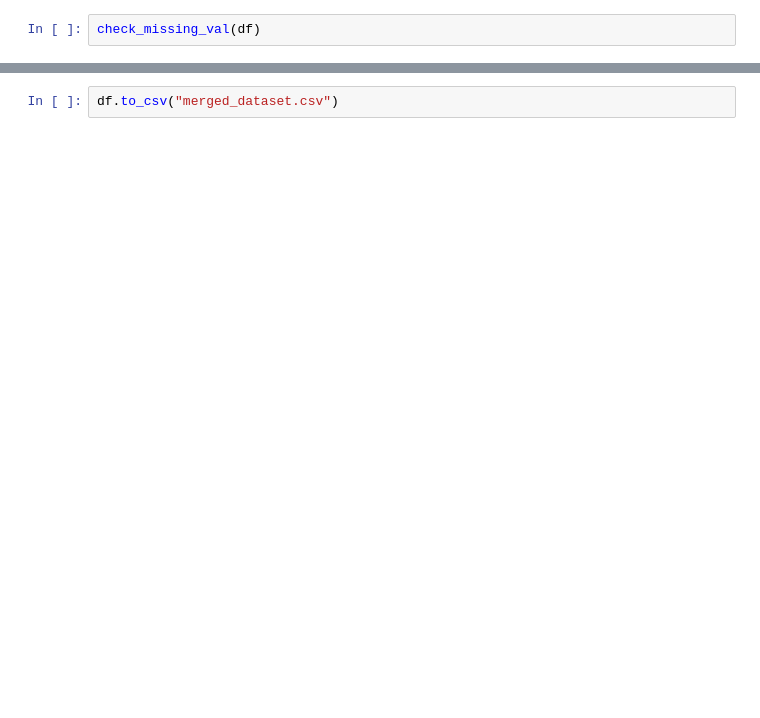
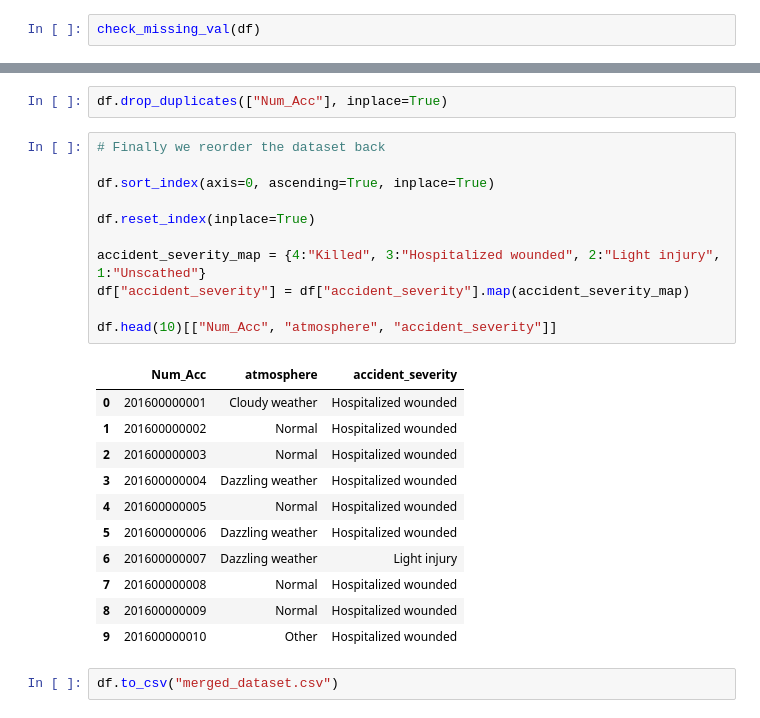
Before and after one commit to jedidiah-oladele/Accidents-In-France, a Jupyter notebook: datasets_preprocessing.ipynb, the cells around one changed output, grey strips where cells are left out. Drawn from its saved outputs; the diff is of its cells as text; blank space fills up the shorter version.

```diff
--- a/datasets_preprocessing.ipynb
+++ b/datasets_preprocessing.ipynb
@@ -376,2 +387,27 @@ check_missing_val(df)
+# %%
+df.drop_duplicates(["Num_Acc"], inplace=True)
+# %%
+# Finally we reorder the dataset back
+
+df.sort_index(axis=0, ascending=True, inplace=True)
+
+df.reset_index(inplace=True)
+
+accident_severity_map = {4:"Killed", 3:"Hospitalized wounded", 2:"Light injury", 1:"Unscathed"}
+df["accident_severity"] = df["accident_severity"].map(accident_severity_map)
+
+df.head(10)[["Num_Acc", "atmosphere", "accident_severity"]]
+# %% [output]
+|  | Num_Acc | atmosphere | accident_severity |
+| 0 | 201600000001 | Cloudy weather | Hospitalized wounded |
+| 1 | 201600000002 | Normal | Hospitalized wounded |
+| 2 | 201600000003 | Normal | Hospitalized wounded |
+| 3 | 201600000004 | Dazzling weather | Hospitalized wounded |
+| 4 | 201600000005 | Normal | Hospitalized wounded |
+| 5 | 201600000006 | Dazzling weather | Hospitalized wounded |
+| 6 | 201600000007 | Dazzling weather | Light injury |
+| 7 | 201600000008 | Normal | Hospitalized wounded |
+| 8 | 201600000009 | Normal | Hospitalized wounded |
+| 9 | 201600000010 | Other | Hospitalized wounded |
 # %%
 df.to_csv("merged_dataset.csv")
```
Also changed, not shown: parts of 6 cells of this notebook, 1 other file.
